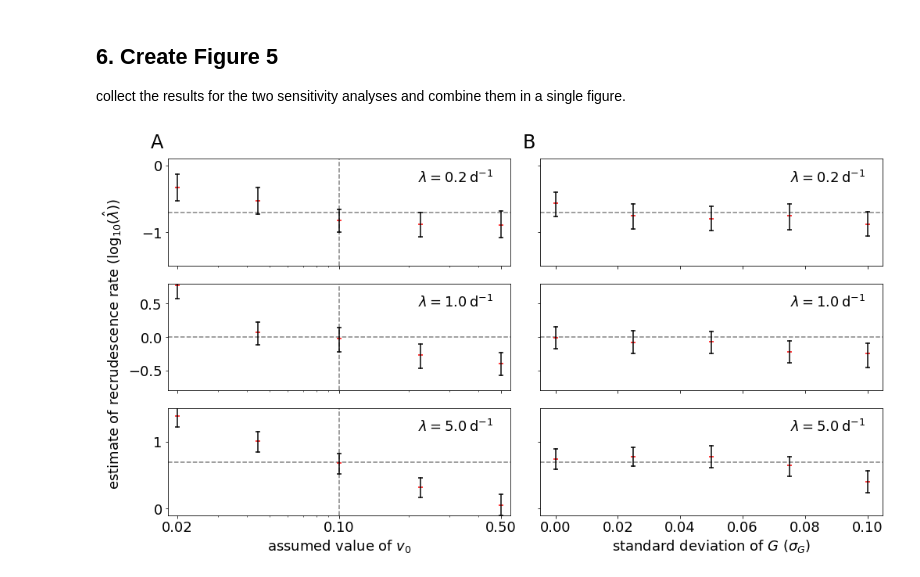
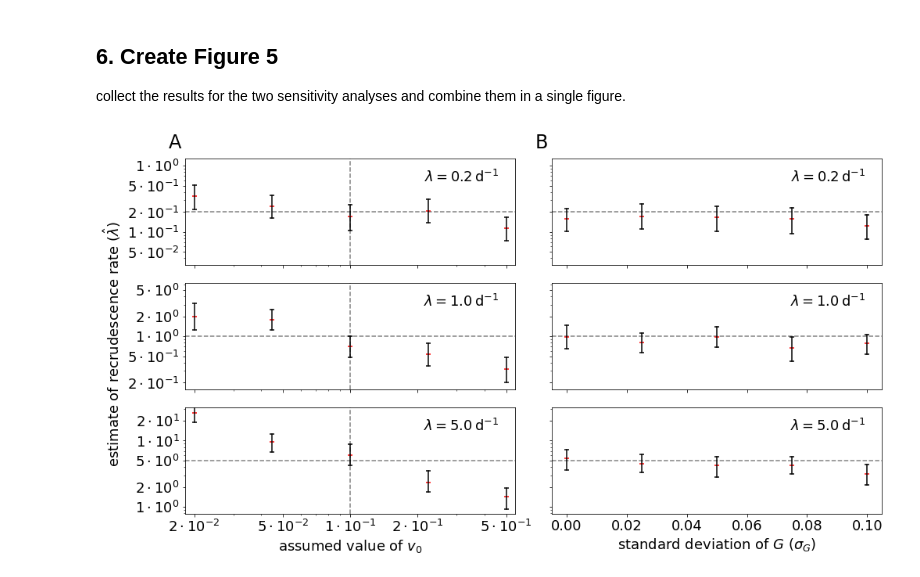
Before and after one commit to lanl/multiple-reactivation-model, a Jupyter notebook: notebooks/SensitivityAnalyses.ipynb, the cells around one changed output. Saved outputs shown, nothing was run; the diff lists cells and outputs as text; code cells hidden in the pictures.

Commit message:
adjusted tick labels in Fig 5

```diff
--- a/notebooks/SensitivityAnalyses.ipynb
+++ b/notebooks/SensitivityAnalyses.ipynb
@@ -613,6 +609,9 @@ WARNING:pystan:Rhat above 1.1 or below 0.9 indicates that the chains very likely
 
 collect the results for the two sensitivity analyses and combine them in a single figure.
 # %%
+import importlib
+importlib.reload(plots)
+
 fig, axs = plt.subplots(len(lam0s), 2, figsize=(14, 8), sharex='col', sharey='row')
 
 dy = np.power(10.0, np.array([-0.8, 0.8]))
@@ -626,7 +625,8 @@ for result in results_misspec_v0:
     m = list(lam0s).index(lam)
     ax = axs[m, 0]
     if "lambda" in chain.keys():
-        lam_estimate = [np.log10(chain["lambda"])]
+        #lam_estimate = [np.log10(chain["lambda"])]
+        lam_estimate = [chain["lambda"]]
         plots.simple_boxplot(ax, [v0], lam_estimate, p=95, zorder=2, color='k')
     else:
         print("MCMC failed for", result)
@@ -634,8 +634,10 @@ for result in results_misspec_v0:
 
 for lam0, ax in zip(lam0s, axs[:,0]):
     ax.set_xscale('log')
-    ax.set_ylim(np.log10(lam0*dy[0]), np.log10(lam0*dy[1]))
-    ax.axhline(y=np.log10(lam0), color='k', alpha=0.5, linestyle='--', zorder=1)
+    #ax.set_ylim(np.log10(lam0*dy[0]), np.log10(lam0*dy[1]))
+    ax.set_ylim(lam0*dy[0], lam0*dy[1])
+    #ax.axhline(y=np.log10(lam0), color='k', alpha=0.5, linestyle='--', zorder=1)
+    ax.axhline(y=lam0, color='k', alpha=0.5, linestyle='--', zorder=1)
     ax.text(0.95, 0.9, f"$\\lambda = {lam0:0.1f}\\, \\mathrm{{d}}^{{-1}}$",
             transform=ax.transAxes, ha='right', va='top')
     ax.axvline(x=v0_true, color='k', alpha=0.5, linestyle='--', zorder=1)
@@ -644,43 +646,64 @@ axs[-1,0].set_xlabel("assumed value of $v_0$")
 
 mpad = 1.1
 axs[-1,0].set_xlim(np.min(v0s)/mpad, np.max(v0s)*mpad)
-axs[-1,0].set_xticks([0.02, 0.1, 0.5])
+
+## manually set tick labels on the x-axis.
+
+xticks = [0.02, 0.05, 0.1, 0.2, 0.5]
+axs[-1,0].set_xticks(xticks)
 axs[-1,0].get_xaxis().set_major_formatter(matplotlib.ticker.ScalarFormatter())
+axs[-1,0].set_xticklabels([plots.sci_fmt(val) for val in xticks])
+
 
 ## put predictions for lambda from the randomG analysis in the right panels
 
 for result in results_randomG:
     chain = result["chain"]
     lam = result["lam0"]
     sigmaG = result["sigmaG"]
     m = list(lam0s).index(lam)
     ax = axs[m, 1]
     if "lambda" in chain.keys():
-        lam_estimate = [np.log10(chain["lambda"])]
+        lam_estimate = [chain["lambda"]]
         plots.simple_boxplot(ax, [sigmaG], lam_estimate, p=95, zorder=2)
     else:
         print("MCMC failed for", result)
 
 
 for lam0, ax in zip(lam0s, axs[:,1]):
-    #ax.set_yscale('log')
-    ax.axhline(y=np.log10(lam0), color='k', alpha=0.5, linestyle='--', zorder=1)
+    ax.set_yscale('log')
+    ax.axhline(y=lam0, color='k', alpha=0.5, linestyle='--', zorder=1)
     ax.text(0.95, 0.9, f"$\\lambda = {lam0:0.1f}\\, \\mathrm{{d}}^{{-1}}$",
             transform=ax.transAxes, ha='right', va='top')
+
+## We want to manually make a log10 scale on the y-axis with more tick labels
+
+ytickss = [
+    [0.05, 0.1,0.2, 0.5, 1.0],
+    [0.2, 0.5, 1, 2,5],
+    [1, 2, 5, 10, 20]
+]
+
+for yticks, ax in zip(ytickss, axs[:,0]):
+    ax.set_yticks(yticks)
+    ax.get_yaxis().set_major_formatter(matplotlib.ticker.ScalarFormatter())
+    ax.set_yticklabels([plots.sci_fmt(val) for val in yticks])
+
+## add labels to the axes and panels
 
 apad = 0.005
 axs[-1,1].set_xlim(np.min(sigmaGs)-apad, np.max(sigmaGs)+apad)
 
 axs[-1,1].set_xlabel("standard deviation of $G$ ($\\sigma_G$)")
 
-fig.text(0, 0.5, "estimate of recrudescence rate ($\\log_{10}(\\hat{\\lambda})$)",
+fig.text(0, 0.5, "estimate of recrudescence rate ($\\hat{\\lambda}$)",
          rotation=90, ha='center', va='center')
 
 axs[0,0].text(-0.05, 1.1, "A", fontsize=24, transform=axs[0,0].transAxes)
 axs[0,1].text(-0.05, 1.1, "B", fontsize=24, transform=axs[0,1].transAxes)
 
 fig.tight_layout()
 
 #fig.savefig("../Figure5.pdf", bbox_inches="tight")
 # %% [output]
-[figure, old version]
+[figure, new version]
```
Also changed, not shown: parts of 6 cells of this notebook, 1 other file.
